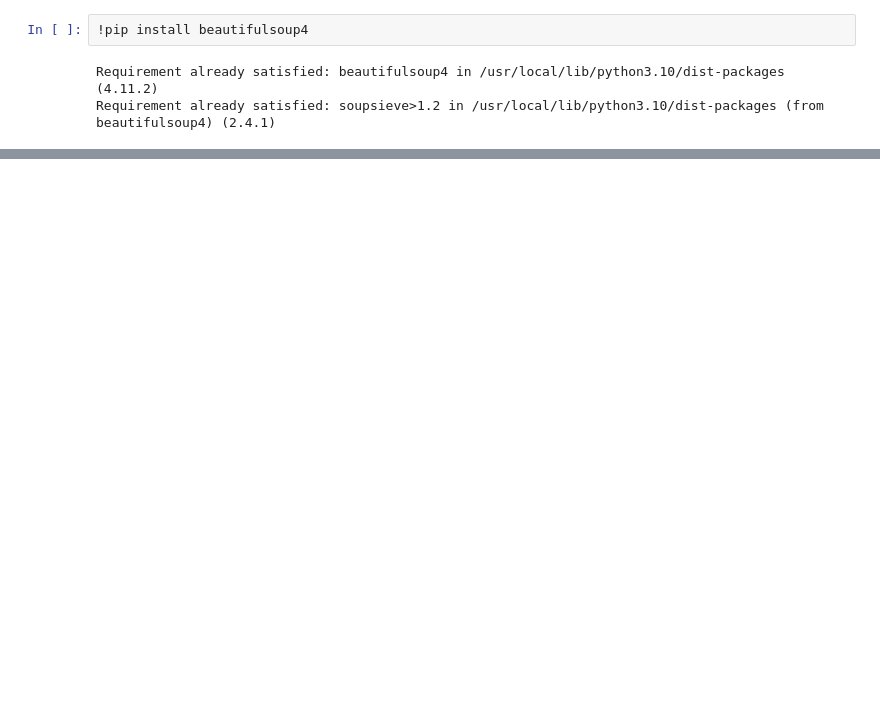
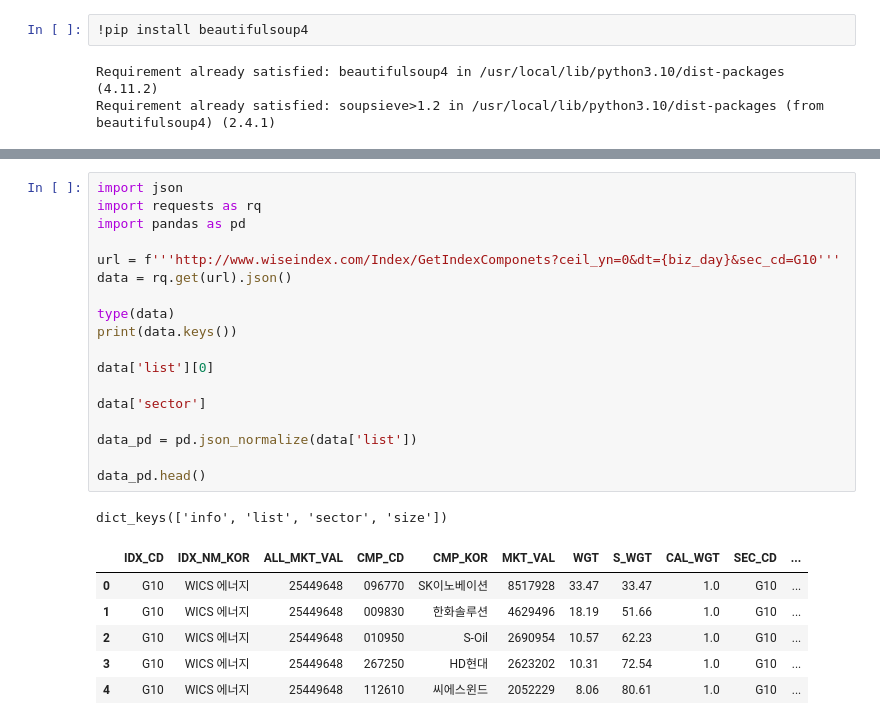
Before and after one commit to tonycico0912/ChatGPT_Python, a Jupyter notebook: 국내주식데이터수집.ipynb, the cells around one changed output, grey strips where cells are left out. Drawn from its saved outputs; the diff is of its cells as text; blank space fills up the shorter version.

```diff
--- a/국내주식데이터수집.ipynb
+++ b/국내주식데이터수집.ipynb
@@ -129,0 +225,26 @@ PxldVNq82TWyLSb3hI2XSdS8Zw6Cytlr5AJ//gZBgEQRtSksuLS7Bnxpl86F7dAOkunw9BBwugQaSjGA
+# %%
+import json
+import requests as rq
+import pandas as pd
+
+url = f'''http://www.wiseindex.com/Index/GetIndexComponets?ceil_yn=0&dt={biz_day}&sec_cd=G10'''
+data = rq.get(url).json()
+
+type(data)
+print(data.keys())
+
+data['list'][0]
+
+data['sector']
+
+data_pd = pd.json_normalize(data['list'])
+
+data_pd.head()
+# %% [output]
+dict_keys(['info', 'list', 'sector', 'size'])
+|  | IDX_CD | IDX_NM_KOR | ALL_MKT_VAL | CMP_CD | CMP_KOR | MKT_VAL | WGT | S_WGT | CAL_WGT | SEC_CD | ... |
+| 0 | G10 | WICS 에너지 | 25449648 | 096770 | SK이노베이션 | 8517928 | 33.47 | 33.47 | 1.0 | G10 | ... |
+| 1 | G10 | WICS 에너지 | 25449648 | 009830 | 한화솔루션 | 4629496 | 18.19 | 51.66 | 1.0 | G10 | ... |
+| 2 | G10 | WICS 에너지 | 25449648 | 010950 | S-Oil | 2690954 | 10.57 | 62.23 | 1.0 | G10 | ... |
+| 3 | G10 | WICS 에너지 | 25449648 | 267250 | HD현대 | 2623202 | 10.31 | 72.54 | 1.0 | G10 | ... |
+| 4 | G10 | WICS 에너지 | 25449648 | 112610 | 씨에스윈드 | 2052229 | 8.06 | 80.61 | 1.0 | G10 | ... |
```
Also changed, not shown: parts of 5 cells of this notebook.
